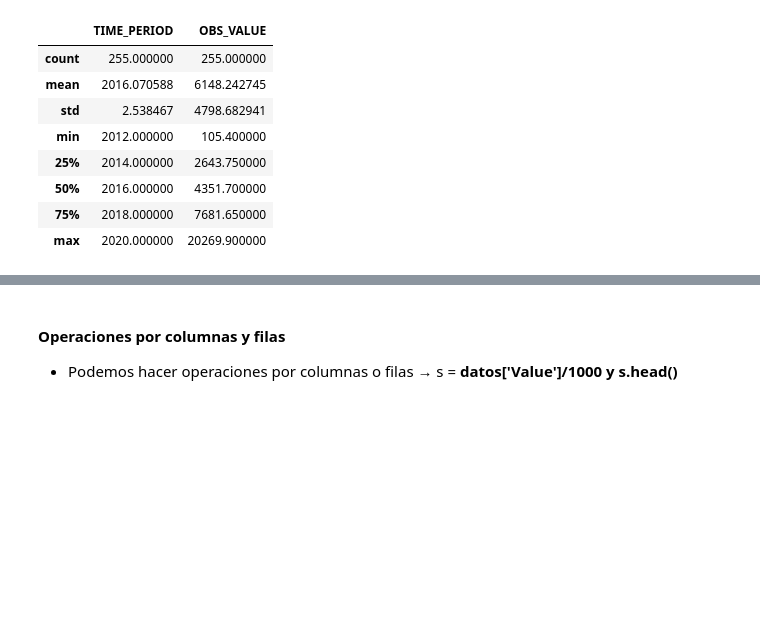
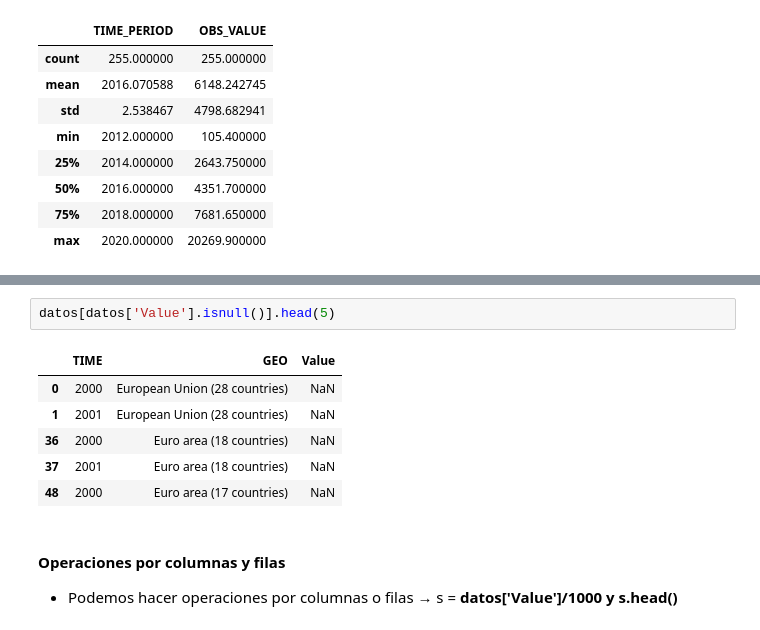
Before and after one commit to agrgal/programasEnPython, a Jupyter notebook: Analisis_datos_2024/Cap_2_OpenGovermentData/Cap_2_Usando_DATAFRAMES_OpenGovermentDataAnalysis.ipynb, the cells around one changed output, grey strips where cells are left out. Drawn from its saved outputs; the diff is of its cells as text; blank space fills up the shorter version.

```diff
--- a/Analisis_datos_2024/Cap_2_OpenGovermentData/Cap_2_Usando_DATAFRAMES_OpenGovermentDataAnalysis.ipynb
+++ b/Analisis_datos_2024/Cap_2_OpenGovermentData/Cap_2_Usando_DATAFRAMES_OpenGovermentDataAnalysis.ipynb
@@ -48,6 +48,15 @@ datos2.describe()
 - **datos2.max(axis=0)** → el máximo de cada columna
 - **datos2.max(axis=1)** → el máximo por filas.
 - Hay una diferencia entre **datos2.max()** → función de pandas y **max(datos2)** → función de python. En el primer caso se excluyen los datos NaN ; en el segundo no.
+# %%
+datos[datos['Value'].isnull()].head(5)
+# %% [output]
+|  | TIME | GEO | Value |
+| 0 | 2000 | European Union (28 countries) | NaN |
+| 1 | 2001 | European Union (28 countries) | NaN |
+| 36 | 2000 | Euro area (18 countries) | NaN |
+| 37 | 2001 | Euro area (18 countries) | NaN |
+| 48 | 2000 | Euro area (17 countries) | NaN |
 # %% [markdown]
 #### Operaciones por columnas y filas
 - Podemos hacer operaciones por columnas o filas → s = **datos['Value']/1000 y s.head()**
```
Also changed, not shown: parts of 6 cells of this notebook.
